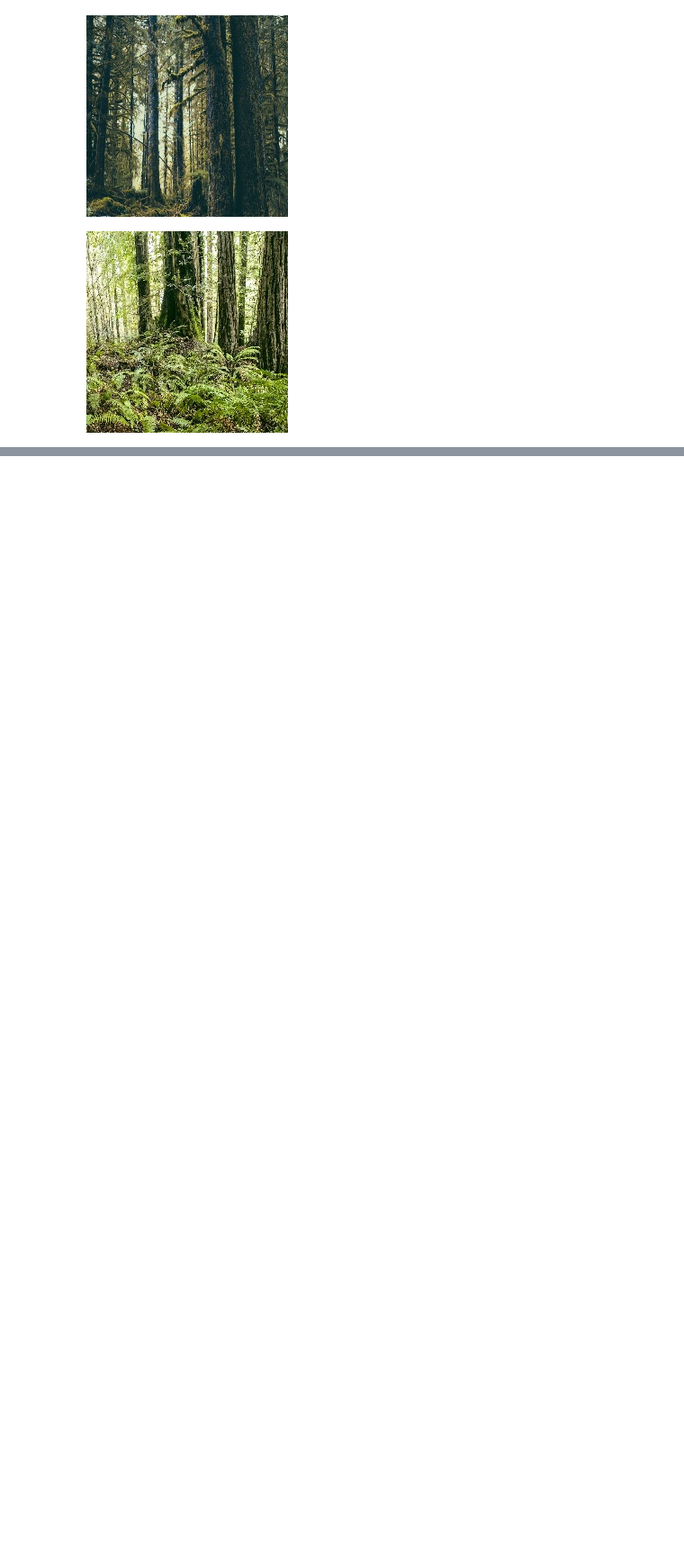
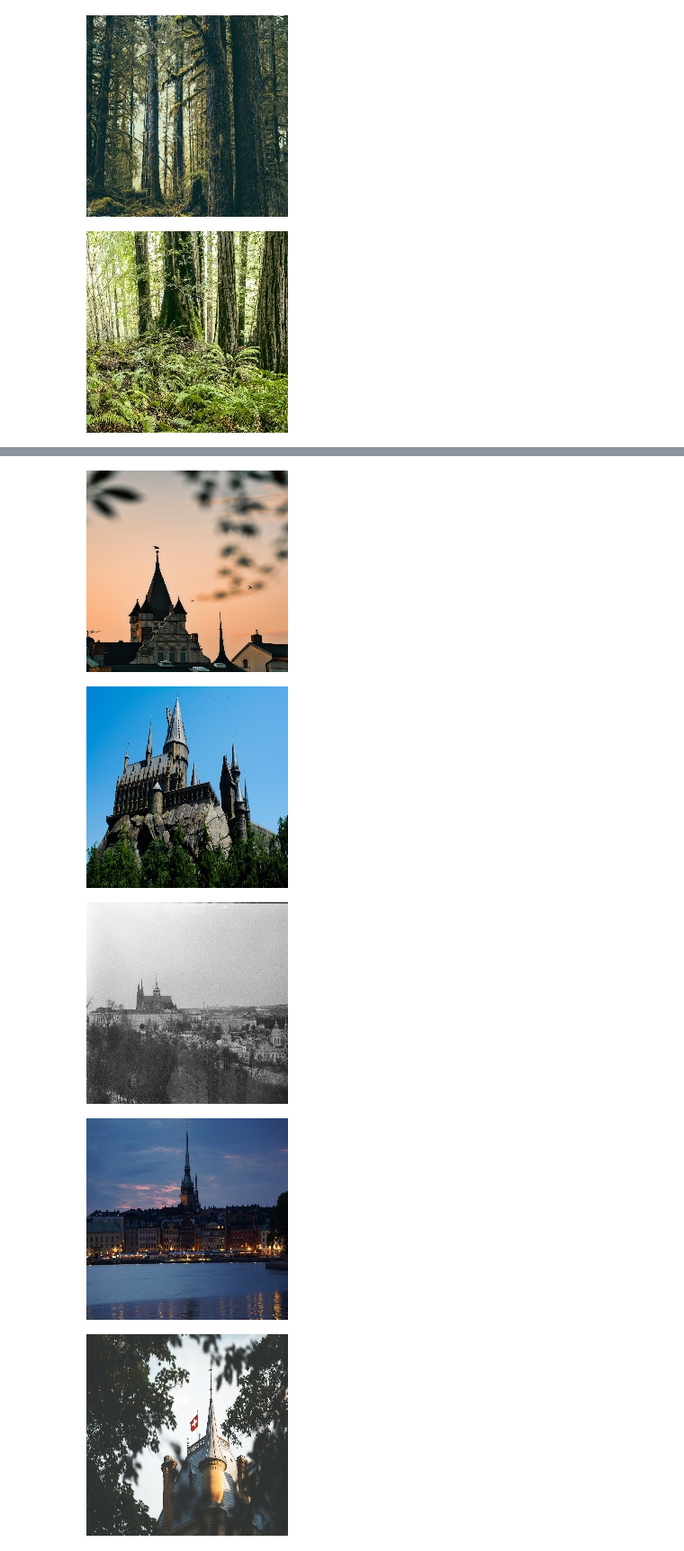
Before and after one commit to akarpinski/Klasteryzacja_obrazow, a Jupyter notebook: Notatnik_Colab/Klasteryzacja_obrazow.ipynb, the cells around one changed output, grey strips where cells are left out. Shown at 90% size. Cells and saved outputs as stored; diff of their text form; code cells hidden in the pictures; blank space fills up the shorter version.

```diff
--- a/Notatnik_Colab/Klasteryzacja_obrazow.ipynb
+++ b/Notatnik_Colab/Klasteryzacja_obrazow.ipynb
@@ -199,0 +211,10 @@ for nazwa in list(df[df["cluster"]==1]["nazwy"])[:5]:
+# %%
+for nazwa in list(df[df["cluster"]==5]["nazwy"])[:5]:
+  img = cv2.imread(nazwa)
+  cv2_imshow(img)
+# %% [output]
+[figure, added]
+[figure, added]
+[figure, added]
+[figure, added]
+[figure, added]
```
Also changed, not shown: parts of 7 cells of this notebook, 1 other file.
